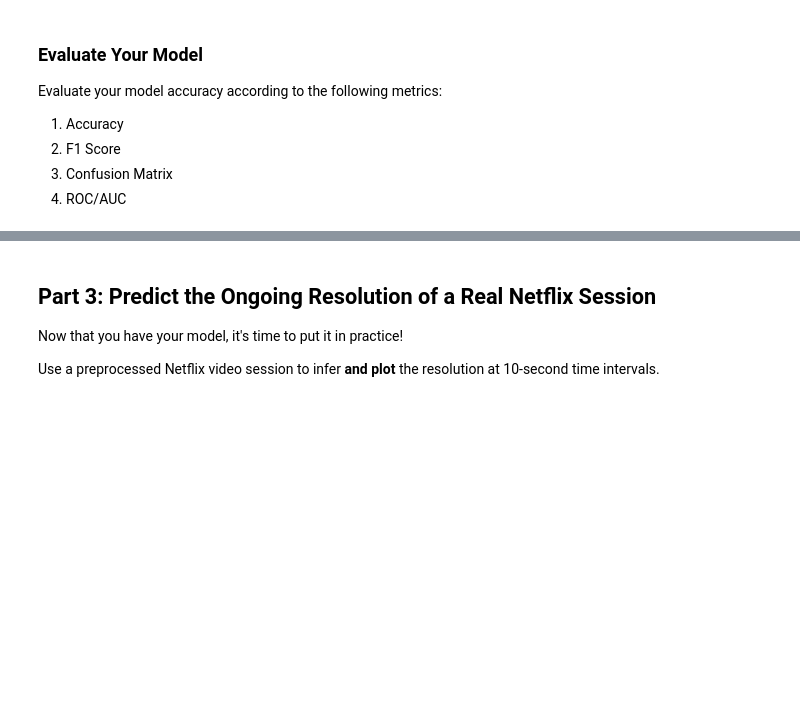
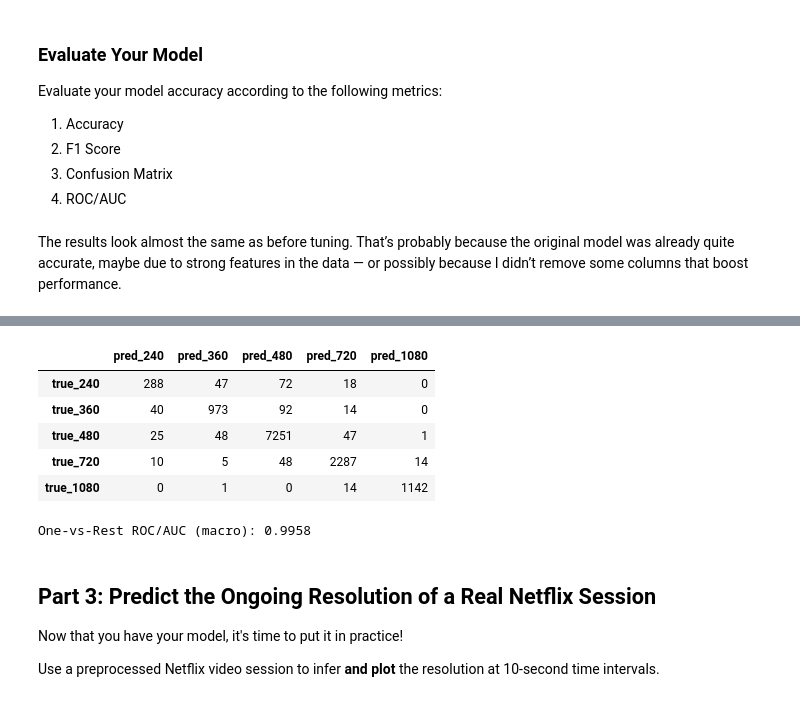
Before and after one commit to noise-course/video-quality-of-experience-chrislowzhengxi, a Jupyter notebook: 1-Video-Quality-Inference.ipynb, the cells around one changed output, grey strips where cells are left out. Cells and saved outputs as stored; diff of their text form; code cells hidden in the pictures; blank space fills up the shorter version.

```diff
--- a/1-Video-Quality-Inference.ipynb
+++ b/1-Video-Quality-Inference.ipynb
@@ -248,0 +463,16 @@ Prepare your data matrix, determine your features and labels, and perform a trai
+# %%
+from sklearn.multiclass import OneVsRestClassifier
+from sklearn.metrics import roc_auc_score
+from sklearn.preprocessing import label_binarize
+
+ovr_hgb = OneVsRestClassifier(hgb)
+ovr_hgb.fit(X_train, y_train)
+
+
+proba_hgb = ovr_hgb.predict_proba(X_test)
+
+labels = sorted(y_train.unique())
+y_test_bin = label_binarize(y_test, classes=labels)
+
+auc_macro_hgb = roc_auc_score(y_test_bin, proba_hgb, average="macro", multi_class="ovr")
+print(f"One-vs-Rest ROC/AUC (macro) - HGB: {auc_macro_hgb:.4f}")
@@ -259,3 +603,48 @@ Evaluate your model accuracy according to the following metrics:
 2. F1 Score
 3. Confusion Matrix
 4. ROC/AUC
+# %% [markdown]
+The results look almost the same as before tuning. That’s probably because the original model was already quite accurate, maybe due to strong features in the data — or possibly because I didn’t remove some columns that boost performance.
+# %%
+import numpy as np
+import pandas as pd
+from sklearn.metrics import (
+    accuracy_score,
+    f1_score,
+    classification_report,
+    confusion_matrix,
+    roc_auc_score
+)
+
+# 1. Accuracy and F1 Score
+y_pred_hgb = best_hgb.predict(X_test)
+acc = accuracy_score(y_test, y_pred_hgb)
+f1_macro = f1_score(y_test, y_pred_hgb, average="macro")
+
+print(f"Accuracy: {acc:.4f}")
+print(f"F1 Score (macro): {f1_macro:.4f}")
+print("\nClassification Report:")
+print(classification_report(y_test, y_pred_hgb))
+
+# 2. Confusion Matrix
+labels = best_hgb.classes_  # ensures consistent ordering
+cm = confusion_matrix(y_test, y_pred_hgb, labels=labels)
+cm_df = pd.DataFrame(
+    cm,
+    index=[f"true_{l}" for l in labels],
+    columns=[f"pred_{l}" for l in labels]
+)
+print("\nConfusion Matrix:")
+display(cm_df)  # if using Jupyter
+
+# 3. ROC/AUC (One-vs-Rest)
+proba_hgb = best_hgb.predict_proba(X_test)
+auc_macro = roc_auc_score(
+    y_test,
+    proba_hgb,
+    average="macro",
+    multi_class="ovr",
+    labels=labels
+)
+print(f"\nOne-vs-Rest ROC/AUC (macro): {auc_macro:.4f}")
+# %% [output]
@@ -262,3 +669,10 @@ Evaluate your model accuracy according to the following metrics:
+|  | pred_240 | pred_360 | pred_480 | pred_720 | pred_1080 |
+| true_240 | 288 | 47 | 72 | 18 | 0 |
+| true_360 | 40 | 973 | 92 | 14 | 0 |
+| true_480 | 25 | 48 | 7251 | 47 | 1 |
+| true_720 | 10 | 5 | 48 | 2287 | 14 |
+| true_1080 | 0 | 1 | 0 | 14 | 1142 |
+One-vs-Rest ROC/AUC (macro): 0.9958
 # %% [markdown]
 ## Part 3: Predict the Ongoing Resolution of a Real Netflix Session
 
```
Also changed, not shown: parts of 27 cells of this notebook, 1 other file.
